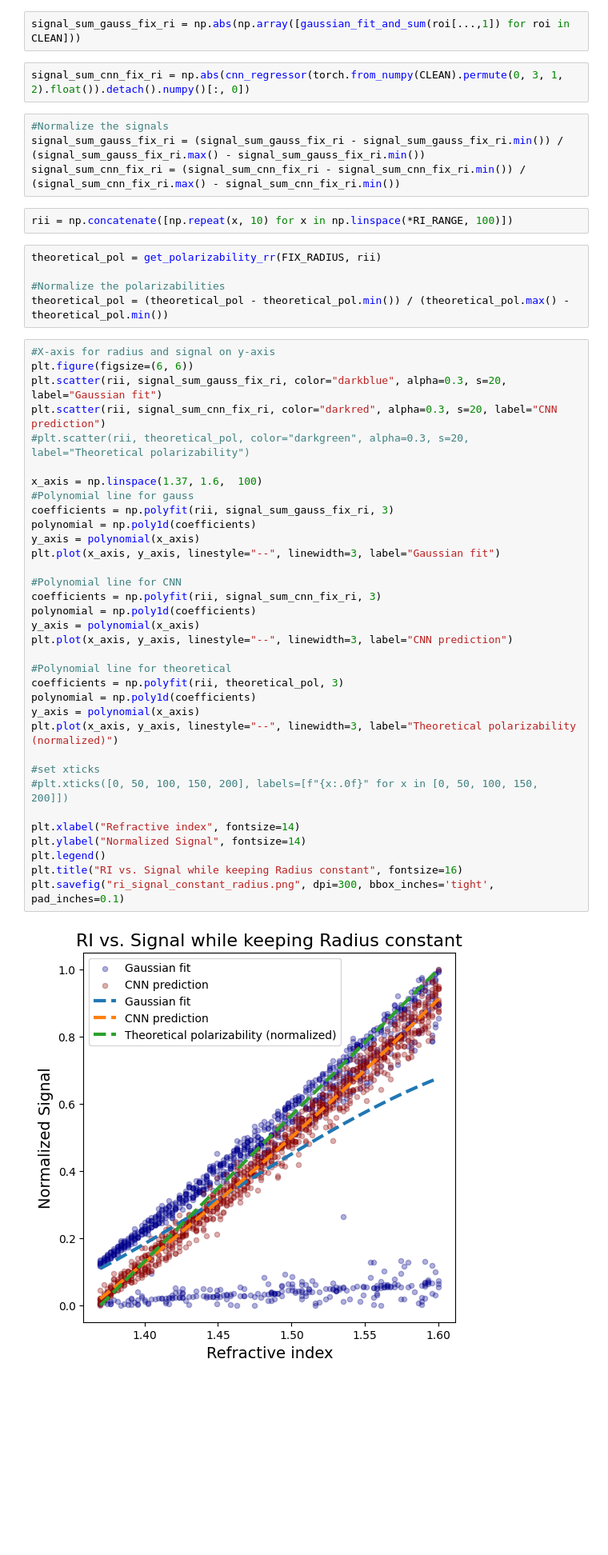
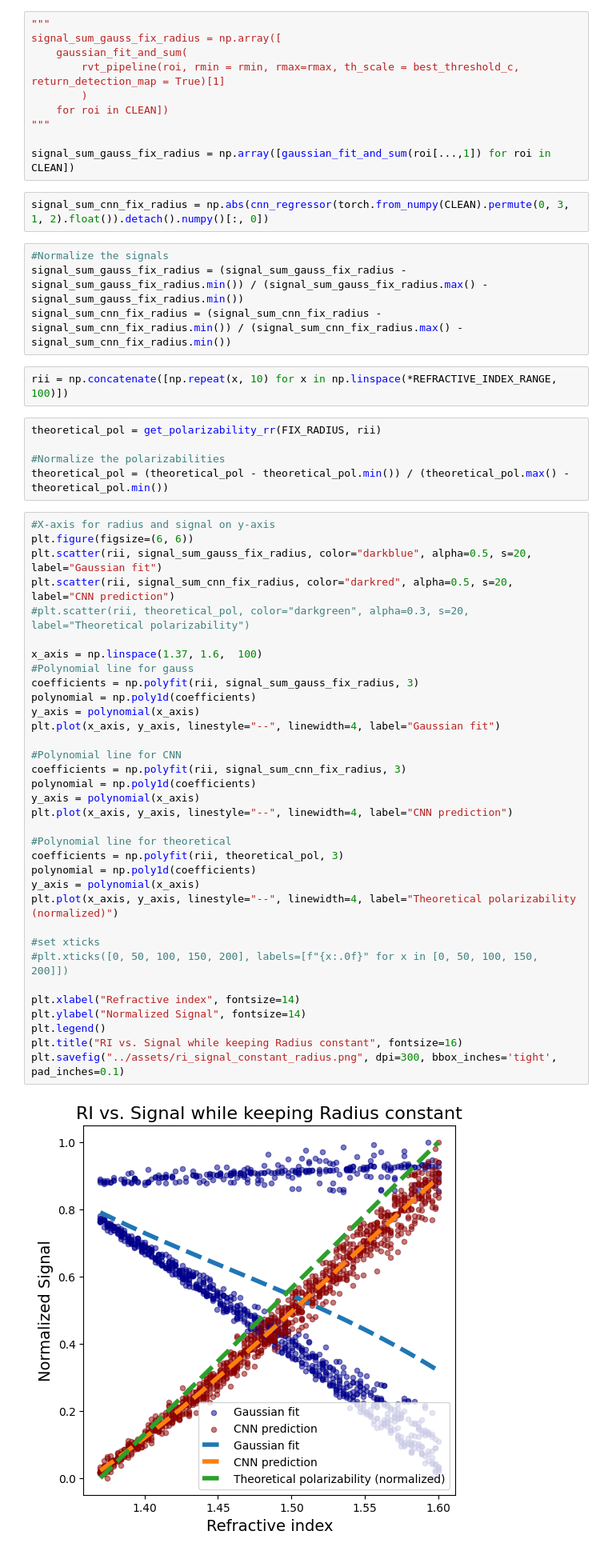
Before and after one commit to softmatterlab/OpticalCharacterizationNanoparticles, a Jupyter notebook: example_analysis/Brightfield_analysis.ipynb, the cells around one changed output. Shown at 80% size. Saved outputs shown, nothing was run; the diff lists cells and outputs as text; blank space fills up the shorter version.

```diff
--- a/example_analysis/Brightfield_analysis.ipynb
+++ b/example_analysis/Brightfield_analysis.ipynb
@@ -1058,15 +1075,23 @@ Currently at 70/100
 Currently at 80/100
 Currently at 90/100
 # %%
-signal_sum_gauss_fix_ri = np.abs(np.array([gaussian_fit_and_sum(roi[...,1]) for roi in CLEAN]))
+"""
+signal_sum_gauss_fix_radius = np.array([
+    gaussian_fit_and_sum(
+        rvt_pipeline(roi, rmin = rmin, rmax=rmax, th_scale = best_threshold_c, return_detection_map = True)[1]
+        )
+    for roi in CLEAN])
+"""
+
+signal_sum_gauss_fix_radius = np.array([gaussian_fit_and_sum(roi[...,1]) for roi in CLEAN])
 # %%
-signal_sum_cnn_fix_ri = np.abs(cnn_regressor(torch.from_numpy(CLEAN).permute(0, 3, 1, 2).float()).detach().numpy()[:, 0])
+signal_sum_cnn_fix_radius = np.abs(cnn_regressor(torch.from_numpy(CLEAN).permute(0, 3, 1, 2).float()).detach().numpy()[:, 0])
 # %%
 #Normalize the signals
-signal_sum_gauss_fix_ri = (signal_sum_gauss_fix_ri - signal_sum_gauss_fix_ri.min()) / (signal_sum_gauss_fix_ri.max() - signal_sum_gauss_fix_ri.min())
-signal_sum_cnn_fix_ri = (signal_sum_cnn_fix_ri - signal_sum_cnn_fix_ri.min()) / (signal_sum_cnn_fix_ri.max() - signal_sum_cnn_fix_ri.min())
+signal_sum_gauss_fix_radius = (signal_sum_gauss_fix_radius - signal_sum_gauss_fix_radius.min()) / (signal_sum_gauss_fix_radius.max() - signal_sum_gauss_fix_radius.min())
+signal_sum_cnn_fix_radius = (signal_sum_cnn_fix_radius - signal_sum_cnn_fix_radius.min()) / (signal_sum_cnn_fix_radius.max() - signal_sum_cnn_fix_radius.min())
 # %%
-rii = np.concatenate([np.repeat(x, 10) for x in np.linspace(*RI_RANGE, 100)])
+rii = np.concatenate([np.repeat(x, 10) for x in np.linspace(*REFRACTIVE_INDEX_RANGE, 100)])
 # %%
 theoretical_pol = get_polarizability_rr(FIX_RADIUS, rii)
 
@@ -1075,38 +1100,38 @@ theoretical_pol = (theoretical_pol - theoretical_pol.min()) / (theoretical_pol.m
 # %%
 #X-axis for radius and signal on y-axis
 plt.figure(figsize=(6, 6))
-plt.scatter(rii, signal_sum_gauss_fix_ri, color="darkblue", alpha=0.3, s=20, label="Gaussian fit")
-plt.scatter(rii, signal_sum_cnn_fix_ri, color="darkred", alpha=0.3, s=20, label="CNN prediction")
+plt.scatter(rii, signal_sum_gauss_fix_radius, color="darkblue", alpha=0.5, s=20, label="Gaussian fit")
+plt.scatter(rii, signal_sum_cnn_fix_radius, color="darkred", alpha=0.5, s=20, label="CNN prediction")
 #plt.scatter(rii, theoretical_pol, color="darkgreen", alpha=0.3, s=20, label="Theoretical polarizability")
 
 x_axis = np.linspace(1.37, 1.6,  100)
 #Polynomial line for gauss
-coefficients = np.polyfit(rii, signal_sum_gauss_fix_ri, 3)
+coefficients = np.polyfit(rii, signal_sum_gauss_fix_radius, 3)
 polynomial = np.poly1d(coefficients)
 y_axis = polynomial(x_axis)
-plt.plot(x_axis, y_axis, linestyle="--", linewidth=3, label="Gaussian fit")
+plt.plot(x_axis, y_axis, linestyle="--", linewidth=4, label="Gaussian fit")
 
 #Polynomial line for CNN
-coefficients = np.polyfit(rii, signal_sum_cnn_fix_ri, 3)
+coefficients = np.polyfit(rii, signal_sum_cnn_fix_radius, 3)
 polynomial = np.poly1d(coefficients)
 y_axis = polynomial(x_axis)
-plt.plot(x_axis, y_axis, linestyle="--", linewidth=3, label="CNN prediction")
+plt.plot(x_axis, y_axis, linestyle="--", linewidth=4, label="CNN prediction")
 
 #Polynomial line for theoretical
 coefficients = np.polyfit(rii, theoretical_pol, 3)
 polynomial = np.poly1d(coefficients)
 y_axis = polynomial(x_axis)
-plt.plot(x_axis, y_axis, linestyle="--", linewidth=3, label="Theoretical polarizability (normalized)")
+plt.plot(x_axis, y_axis, linestyle="--", linewidth=4, label="Theoretical polarizability (normalized)")
 
 #set xticks
 #plt.xticks([0, 50, 100, 150, 200], labels=[f"{x:.0f}" for x in [0, 50, 100, 150, 200]])
 
 plt.xlabel("Refractive index", fontsize=14)
 plt.ylabel("Normalized Signal", fontsize=14)
 plt.legend()
 plt.title("RI vs. Signal while keeping Radius constant", fontsize=16)
-plt.savefig("ri_signal_constant_radius.png", dpi=300, bbox_inches='tight', pad_inches=0.1)
+plt.savefig("../assets/ri_signal_constant_radius.png", dpi=300, bbox_inches='tight', pad_inches=0.1)
 # %% [output]
-[figure, old version]
+[figure, new version]
 # %% [markdown]
 ## 4. Combining detection and quantification in brightfield
```
Also changed, not shown: parts of 27 cells of this notebook, 2 other files.
